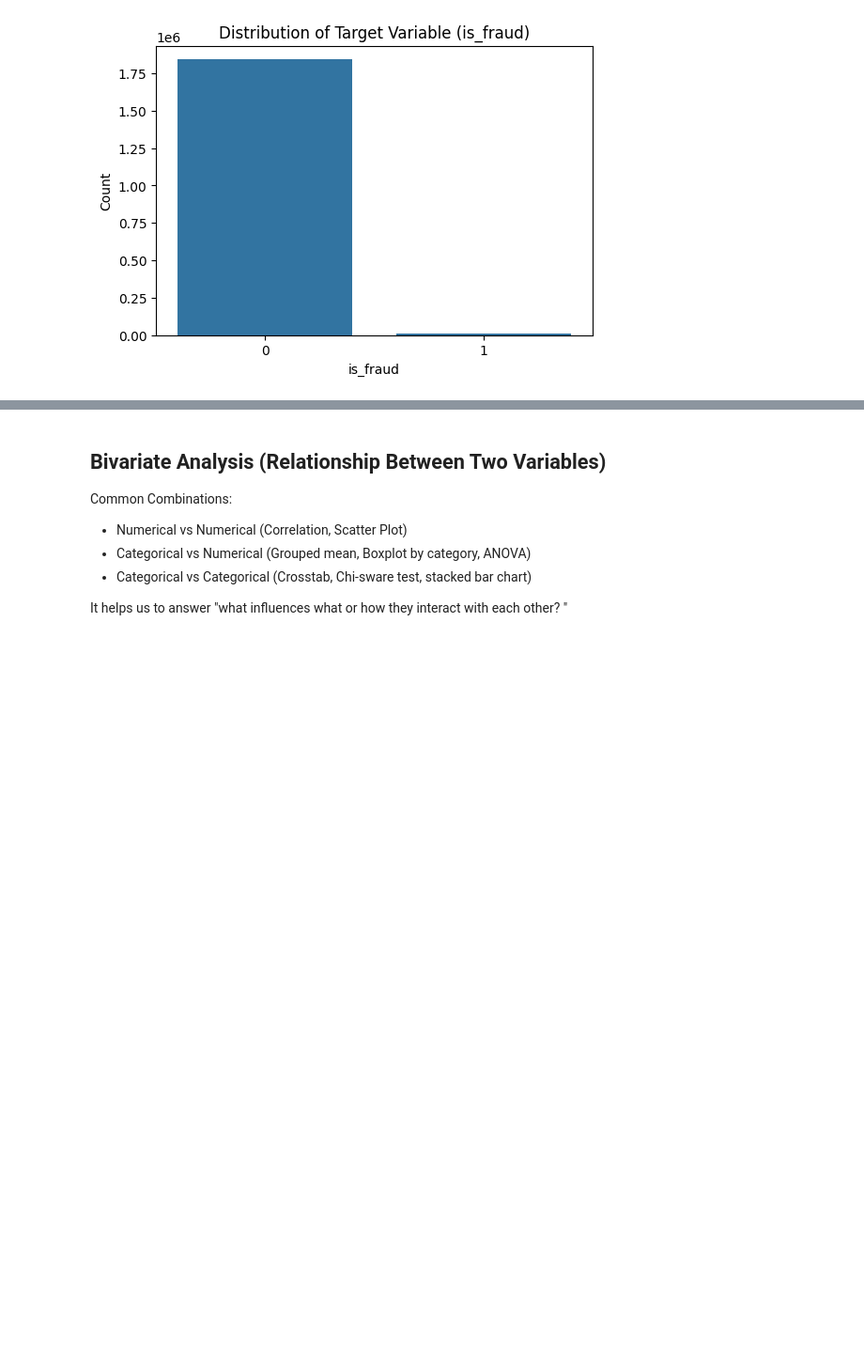
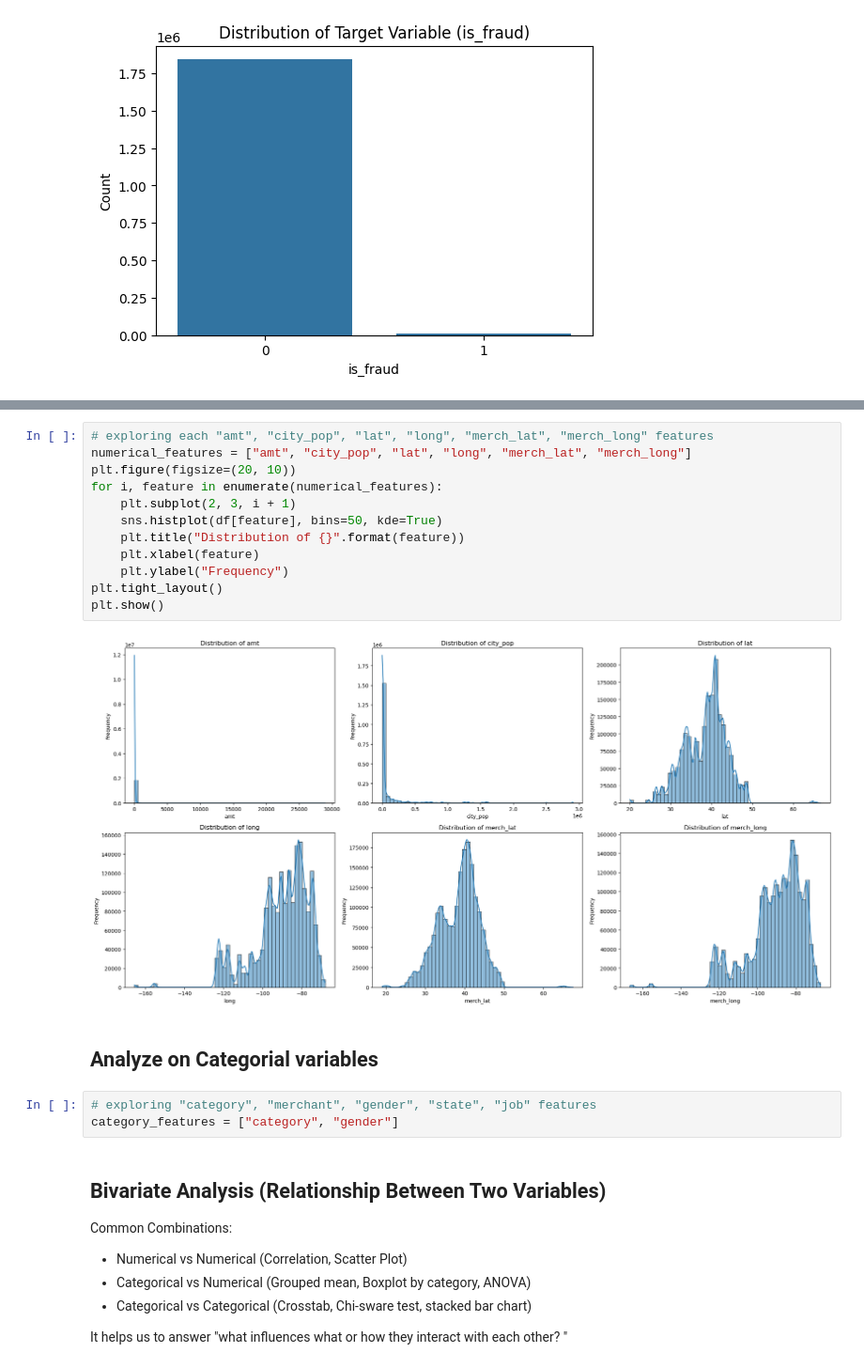
Before and after one commit to PunleuTY/FraudGuard-Analystics, a Jupyter notebook: notebooks/01_eda.ipynb, the cells around one changed output, grey strips where cells are left out. Shown at 94% size. Saved outputs shown, nothing was run; the diff lists cells and outputs as text; blank space fills up the shorter version.

```diff
--- a/notebooks/01_eda.ipynb
+++ b/notebooks/01_eda.ipynb
@@ -258,3 +272,22 @@ plt.show()
+# %%
+# exploring each "amt", "city_pop", "lat", "long", "merch_lat", "merch_long" features
+numerical_features = ["amt", "city_pop", "lat", "long", "merch_lat", "merch_long"]
+plt.figure(figsize=(20, 10))
+for i, feature in enumerate(numerical_features):
+    plt.subplot(2, 3, i + 1)
+    sns.histplot(df[feature], bins=50, kde=True)
+    plt.title("Distribution of {}".format(feature))
+    plt.xlabel(feature)
+    plt.ylabel("Frequency")
+plt.tight_layout()
+plt.show()
+# %% [output]
+[figure, added]
+# %% [markdown]
+## Analyze on Categorial variables
+# %%
+# exploring "category", "merchant", "gender", "state", "job" features
+category_features = ["category", "gender"]
 # %% [markdown]
 ## Bivariate Analysis (Relationship Between Two Variables)
 
```
Also changed, not shown: parts of 4 cells of this notebook.
